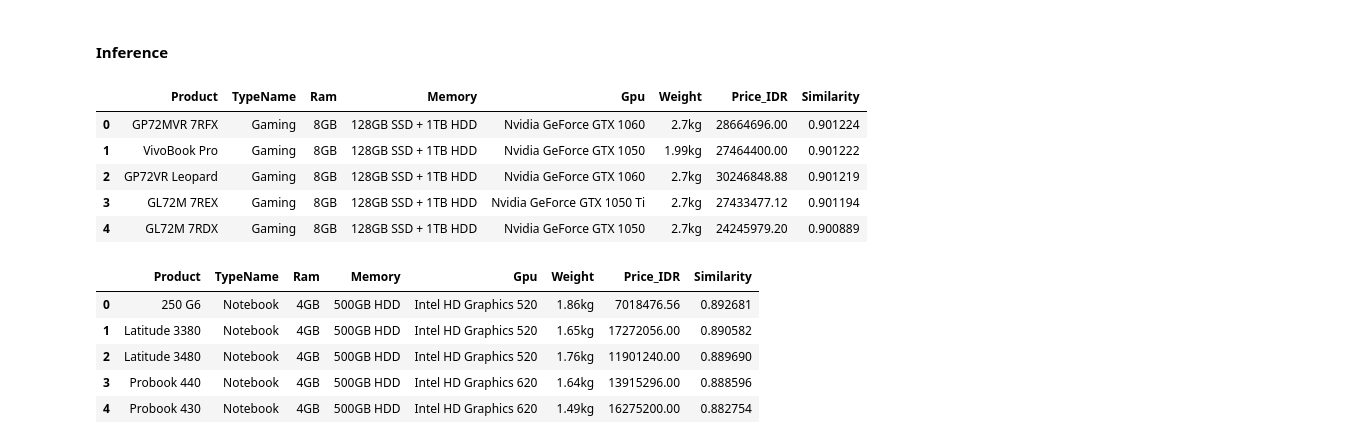
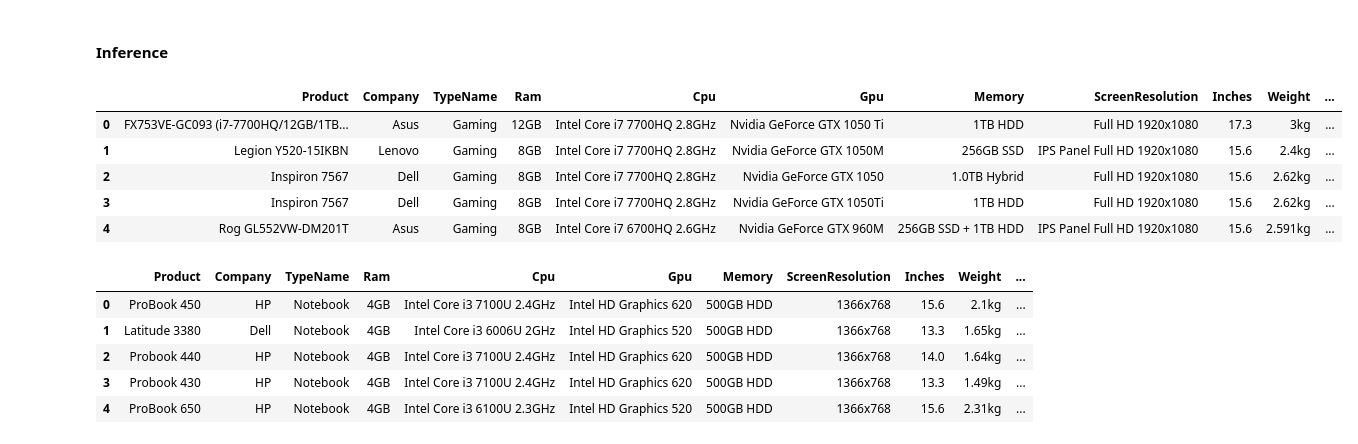
Before and after one commit to FTDS-assignment-bay/p2-ftds-final-project-ftds-038-hck-group-001, a Jupyter notebook: Data_Science_Laptop_Recommendation.ipynb, the cells around one changed output. Cells and saved outputs as stored; diff of their text form; code cells hidden in the pictures.

```diff
--- a/Data_Science_Laptop_Recommendation.ipynb
+++ b/Data_Science_Laptop_Recommendation.ipynb
@@ -176,7 +175,8 @@ df['IPS_Panel'] = df['ScreenResolution'].apply(lambda x: 1 if 'IPS' in x else 0)
 # %% [markdown]
 #### Price
 # %%
-EURO_TO_IDR = 20344
+# Asumsi Euro pada saat dataset
+EURO_TO_IDR = 17500
 
 df['Price_IDR'] = df['Price_euros'] * EURO_TO_IDR
 
@@ -184,6 +184,6 @@ df['Price_IDR'] = df['Price_euros'] * EURO_TO_IDR
 df['Price_Segment'] = pd.qcut(
     df['Price_IDR'],
     q=4,
-    labels=['Low', 'Mid-Low', 'Mid-High', 'High']
+    labels=['Budget', 'Mid-Range', 'Premium', 'High-End']
 )
 # %%
@@ -350,7 +364,8 @@ User hanya perlu memasukkan :
 # %% [markdown]
 Dibutuhkan scaling tambahan terhadap kolom inches karena belum dilakukan di recommender system sebelumnya.
 # %%
-df['Norm_Inches'] = scaler.fit_transform(df[['Inches']])
+inches_scaler = MinMaxScaler()
+df['Norm_Inches'] = inches_scaler.fit_transform(df[['Inches']])
 # %%
 df['Affordability'] = 1 - df['Norm_Price']
 # %% [markdown]
@@ -502,17 +517,17 @@ def weighted_cosine_sim(vect1,vect2,w):
   w_cos_sim = (vect1_w @ vect2_w) / (norm_1 * norm_2)
   return w_cos_sim
 
-# Mapping berat & Budget sesuai dengan affordability dari laptop tersebut
+# Mapping berat & Budget
 weight_mapping = {
   'Ringan'  : 0.0,
   'Sedang'  : 0.5,
   'Berat'   : 1.0
 }
 budget_mapping = {
-  'Low'      : 1.0,
-  'Mid-Low'  : 0.75,
-  'Mid-High' : 0.25,
-  'High'     : 0.0
+  'Budget'       : 1.0,
+  'Mid-Range'    : 0.75,
+  'Premium'      : 0.25,
+  'High-End'     : 0.0
 }
 # %% [markdown]
 #### Query Default
@@ -593,30 +608,33 @@ query_defaults = {
 # %%
 def recsys2(user_need, berat, budget, top_N=5):
 
-    # Query vector
-    cossim = pd.Series(0.0,index=laptop_vector2.columns)
+    # Filter sesuai price segment
+    filtered_df = df[df['Price_Segment'] == budget]
+    filtered_vector = laptop_vector2[laptop_vector2.index.isin(filtered_df['laptop_ID'])]
+
+    # Query Vector
+    cossim = pd.Series(0.0, index=laptop_vector2.columns)
     cossim['Norm_Weight'] = weight_mapping[berat]
     cossim['Affordability'] = budget_mapping[budget]
 
-    # Query default
-    for col, val, in query_defaults[user_need].items():
+    for col, val in query_defaults[user_need].items():
         if col in cossim.index:
             cossim[col] = val
 
-    # Weighted sesuai User Need:
+    # Weight
     w = pd.Series(0.1, index=laptop_vector2.columns)
     for col, val in weights[user_need].items():
         if col in w.index:
             w[col] = val
 
-    # Cosine similarity calculation
-
-    score = [weighted_cosine_sim(cossim.values, x, w.values) for x in laptop_vector2.values]
-    result = pd.Series(score, index=laptop_vector2.index)
+    # Cossim hanya dengan price segmentnya saja
+    score = [weighted_cosine_sim(cossim.values, x, w.values) for x in filtered_vector.values]
+    result = pd.Series(score, index=filtered_vector.index)
     top_result = result.sort_values(ascending=False).head(top_N)
 
+    # Result
     result_df = df[df['laptop_ID'].isin(top_result.index)][
-        ['Product', 'TypeName', 'Ram', 'Memory', 'Gpu', 'Weight', 'Price_IDR']
+        ['Product', 'Company', 'TypeName', 'Ram', 'Cpu', 'Gpu', 'Memory', 'ScreenResolution', 'Inches', 'Weight', 'Price_IDR']
     ].copy()
     result_df['Similarity'] = top_result.values
     result_df = result_df.sort_values('Similarity', ascending=False).reset_index(drop=True)
@@ -625,21 +643,21 @@ def recsys2(user_need, berat, budget, top_N=5):
 # %% [markdown]
 #### Inference
 # %%
-recsys2('Gaming User',berat='Ringan', budget='Mid-Low')
+recsys2('Gaming User',berat='Berat', budget='Mid-Range')
 # %% [output]
-|  | Product | TypeName | Ram | Memory | Gpu | Weight | Price_IDR | Similarity |
-| 0 | GP72MVR 7RFX | Gaming | 8GB | 128GB SSD + 1TB HDD | Nvidia GeForce GTX 1060 | 2.7kg | 28664696.00 | 0.901224 |
-| 1 | VivoBook Pro | Gaming | 8GB | 128GB SSD + 1TB HDD | Nvidia GeForce GTX 1050 | 1.99kg | 27464400.00 | 0.901222 |
-| 2 | GP72VR Leopard | Gaming | 8GB | 128GB SSD + 1TB HDD | Nvidia GeForce GTX 1060 | 2.7kg | 30246848.88 | 0.901219 |
-| 3 | GL72M 7REX | Gaming | 8GB | 128GB SSD + 1TB HDD | Nvidia GeForce GTX 1050 Ti | 2.7kg | 27433477.12 | 0.901194 |
-| 4 | GL72M 7RDX | Gaming | 8GB | 128GB SSD + 1TB HDD | Nvidia GeForce GTX 1050 | 2.7kg | 24245979.20 | 0.900889 |
+|  | Product | Company | TypeName | Ram | Cpu | Gpu | Memory | ScreenResolution | Inches | Weight | ... |
+| 0 | FX753VE-GC093 (i7-7700HQ/12GB/1TB... | Asus | Gaming | 12GB | Intel Core i7 7700HQ 2.8GHz | Nvidia GeForce GTX 1050 Ti | 1TB HDD | Full HD 1920x1080 | 17.3 | 3kg | ... |
+| 1 | Legion Y520-15IKBN | Lenovo | Gaming | 8GB | Intel Core i7 7700HQ 2.8GHz | Nvidia GeForce GTX 1050M | 256GB SSD | IPS Panel Full HD 1920x1080 | 15.6 | 2.4kg | ... |
+| 2 | Inspiron 7567 | Dell | Gaming | 8GB | Intel Core i7 7700HQ 2.8GHz | Nvidia GeForce GTX 1050 | 1.0TB Hybrid | Full HD 1920x1080 | 15.6 | 2.62kg | ... |
+| 3 | Inspiron 7567 | Dell | Gaming | 8GB | Intel Core i7 7700HQ 2.8GHz | Nvidia GeForce GTX 1050Ti | 1TB HDD | Full HD 1920x1080 | 15.6 | 2.62kg | ... |
+| 4 | Rog GL552VW-DM201T | Asus | Gaming | 8GB | Intel Core i7 6700HQ 2.6GHz | Nvidia GeForce GTX 960M | 256GB SSD + 1TB HDD | IPS Panel Full HD 1920x1080 | 15.6 | 2.591kg | ... |
 # %%
-recsys2('Student / Basic User',berat='Ringan', budget='Low')
+recsys2('Student / Basic User',berat='Sedang', budget='Mid-Range')
 # %% [output]
-|  | Product | TypeName | Ram | Memory | Gpu | Weight | Price_IDR | Similarity |
-| 0 | 250 G6 | Notebook | 4GB | 500GB HDD | Intel HD Graphics 520 | 1.86kg | 7018476.56 | 0.892681 |
-| 1 | Latitude 3380 | Notebook | 4GB | 500GB HDD | Intel HD Graphics 520 | 1.65kg | 17272056.00 | 0.890582 |
-| 2 | Latitude 3480 | Notebook | 4GB | 500GB HDD | Intel HD Graphics 520 | 1.76kg | 11901240.00 | 0.889690 |
-| 3 | Probook 440 | Notebook | 4GB | 500GB HDD | Intel HD Graphics 620 | 1.64kg | 13915296.00 | 0.888596 |
-| 4 | Probook 430 | Notebook | 4GB | 500GB HDD | Intel HD Graphics 620 | 1.49kg | 16275200.00 | 0.882754 |
+|  | Product | Company | TypeName | Ram | Cpu | Gpu | Memory | ScreenResolution | Inches | Weight | ... |
+| 0 | ProBook 450 | HP | Notebook | 4GB | Intel Core i3 7100U 2.4GHz | Intel HD Graphics 620 | 500GB HDD | 1366x768 | 15.6 | 2.1kg | ... |
+| 1 | Latitude 3380 | Dell | Notebook | 4GB | Intel Core i3 6006U 2GHz | Intel HD Graphics 520 | 500GB HDD | 1366x768 | 13.3 | 1.65kg | ... |
+| 2 | Probook 440 | HP | Notebook | 4GB | Intel Core i3 7100U 2.4GHz | Intel HD Graphics 620 | 500GB HDD | 1366x768 | 14.0 | 1.64kg | ... |
+| 3 | Probook 430 | HP | Notebook | 4GB | Intel Core i3 7100U 2.4GHz | Intel HD Graphics 620 | 500GB HDD | 1366x768 | 13.3 | 1.49kg | ... |
+| 4 | ProBook 650 | HP | Notebook | 4GB | Intel Core i3 6100U 2.3GHz | Intel HD Graphics 520 | 500GB HDD | 1366x768 | 15.6 | 2.31kg | ... |
 # %%
```
Also changed, not shown: parts of 10 cells of this notebook.
